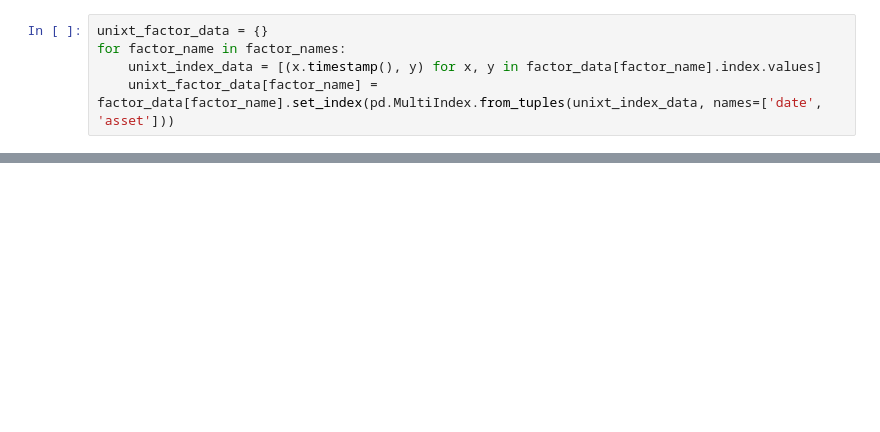
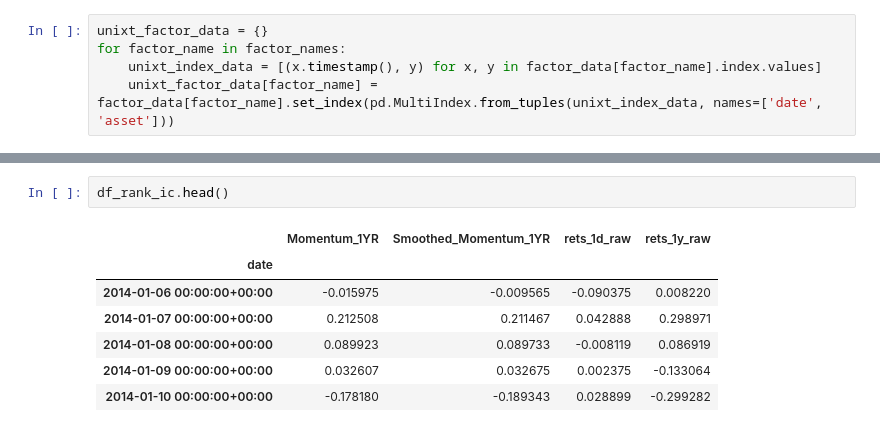
Before and after one commit to manualrg/dslab-ai-for-trading, a Jupyter notebook: alpha-factors/02_alphafac_evaluation.ipynb, the cells around one changed output, grey strips where cells are left out. Drawn from its saved outputs; the diff is of its cells as text; blank space fills up the shorter version.

```diff
--- a/alpha-factors/02_alphafac_evaluation.ipynb
+++ b/alpha-factors/02_alphafac_evaluation.ipynb
@@ -220,0 +336,10 @@ df_ls_qr.plot.bar(
+# %%
+df_rank_ic.head()
+# %% [output]
+|  | Momentum_1YR | Smoothed_Momentum_1YR | rets_1d_raw | rets_1y_raw |
+| date |  |  |  |  |
+| 2014-01-06 00:00:00+00:00 | -0.015975 | -0.009565 | -0.090375 | 0.008220 |
+| 2014-01-07 00:00:00+00:00 | 0.212508 | 0.211467 | 0.042888 | 0.298971 |
+| 2014-01-08 00:00:00+00:00 | 0.089923 | 0.089733 | -0.008119 | 0.086919 |
+| 2014-01-09 00:00:00+00:00 | 0.032607 | 0.032675 | 0.002375 | -0.133064 |
+| 2014-01-10 00:00:00+00:00 | -0.178180 | -0.189343 | 0.028899 | -0.299282 |
```
Also changed, not shown: parts of 30 cells of this notebook, 1 other file.
